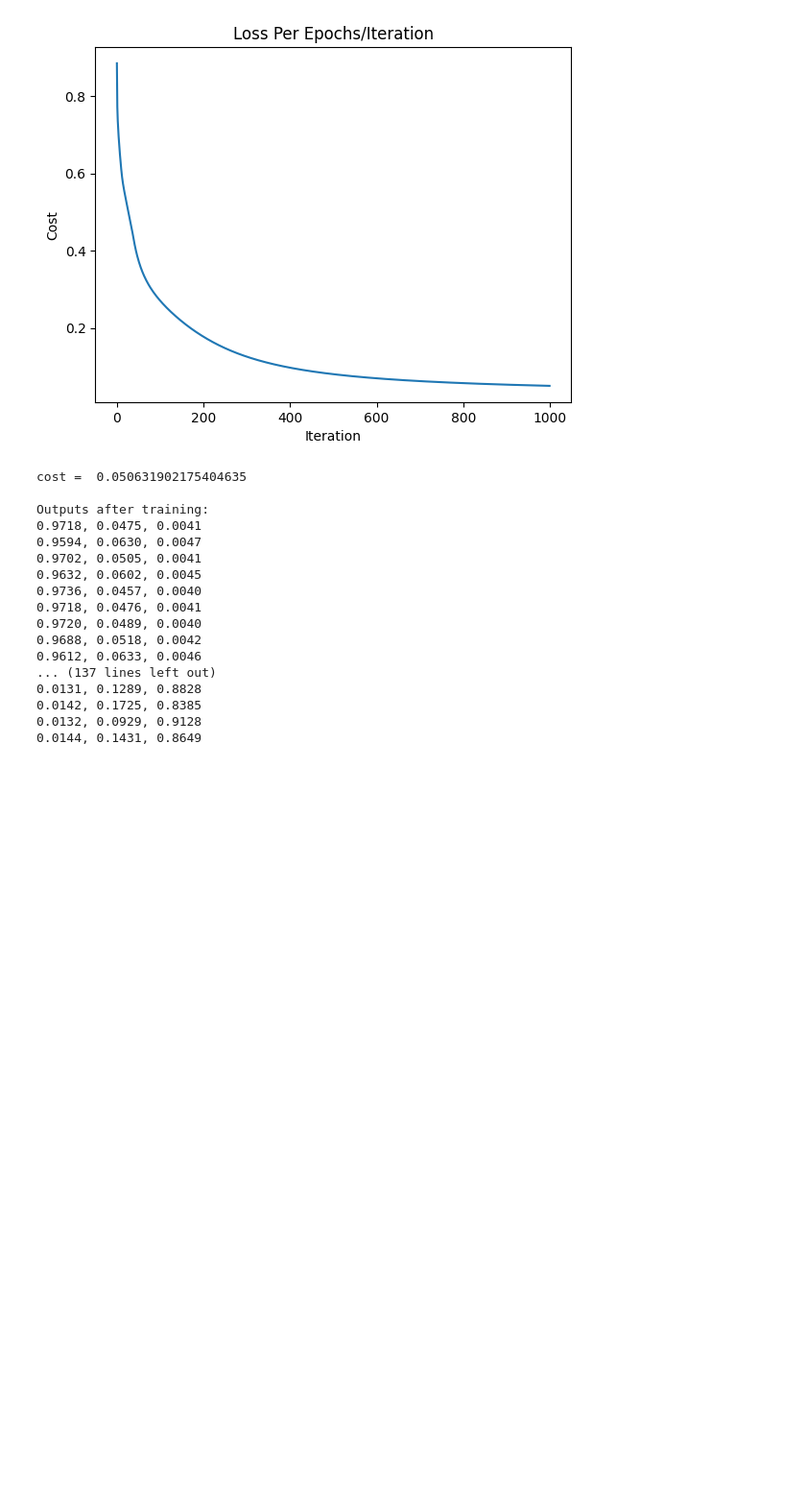
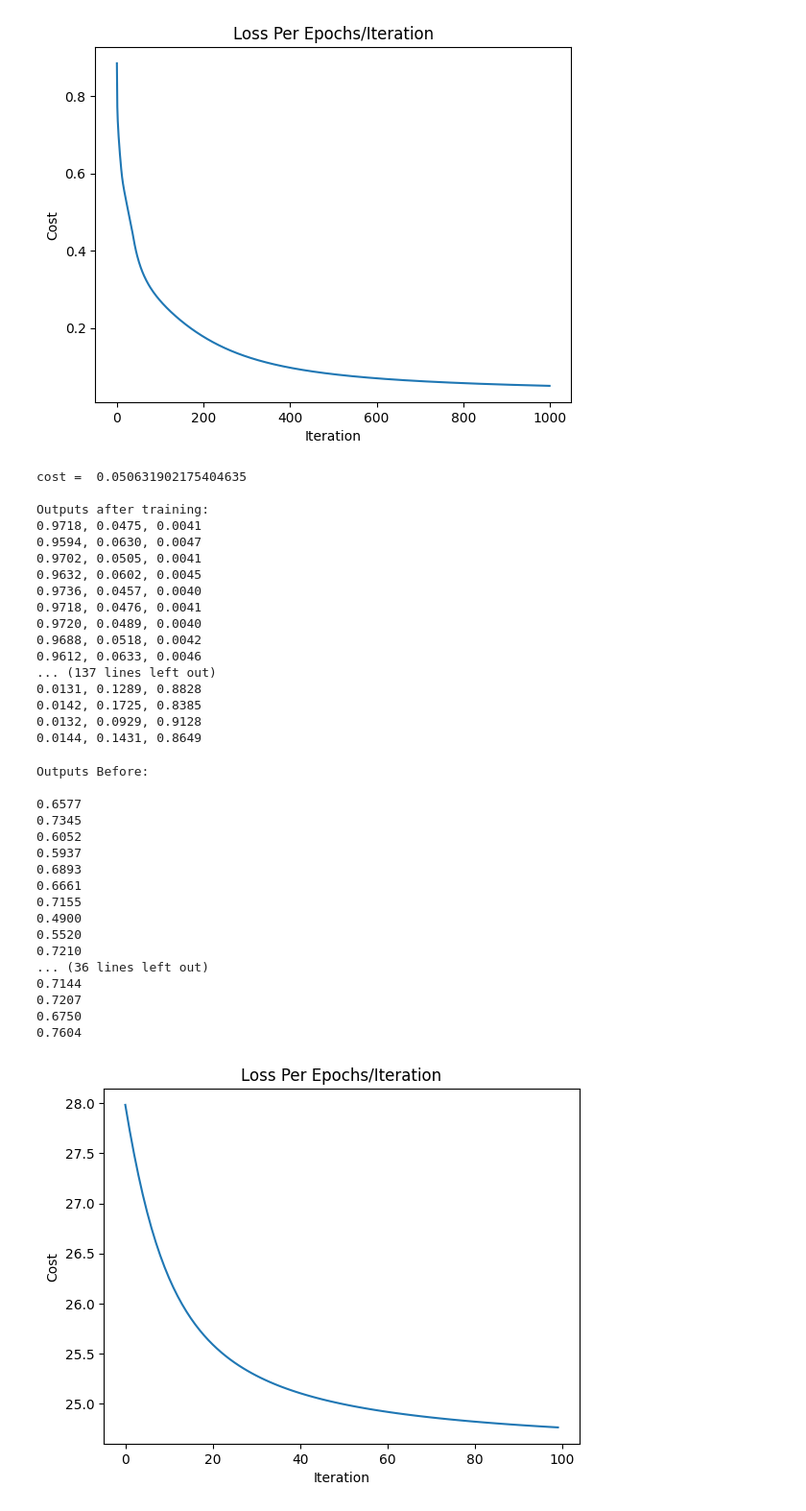
Before and after one commit to Seancully/AI-MLP, a Jupyter notebook: XOR_MLP v1.ipynb, the cells around one changed output. Shown at 96% size. Drawn from its saved outputs; the diff is of its cells as text; code cells hidden in the pictures; blank space fills up the shorter version.

```diff
--- a/XOR_MLP v1.ipynb
+++ b/XOR_MLP v1.ipynb
@@ -797,3 +810,71 @@ Outputs after training:
 0.0142, 0.1725, 0.8385
 0.0132, 0.0929, 0.9128
 0.0144, 0.1431, 0.8649
+# %%
+# I decided to add another dataset:
+# wine.csv dataset
+wine_df = pd.read_csv('wine.csv', delimiter=';')
+
+# Separating features and target variable
+features = wine_df.drop('quality', axis=1)
+target = wine_df['quality']
+
+# Normalizing the features
+scaler = StandardScaler()
+features_scaled = scaler.fit_transform(features)
+
+X_train, X_test, y_train, y_test = train_test_split(features_scaled, target, test_size=0.25, random_state=42)
+# %%
+# Define the MLP architecture with a simpler structure
+input_size = 11  # Number of features
+hidden_layer_size = 5  # Further reduced hidden layer size
+output_size = 1  # Single output for regression
+
+# Initialize the MLP
+wine_mlp = MLP(m=input_size, n=hidden_layer_size, o=output_size, task_type='regression')
+
+# Convert y_train to a numpy array and then reshape it to a 2D array
+y_train_reshaped = y_train.values.reshape(-1, 1)
+
+subset_size = 200
+X_train_subset = X_train[:subset_size]
+y_train_subset = y_train_reshaped[:subset_size]
+
+
+# Set training data
+wine_mlp.train_inputs = X_train_subset
+wine_mlp.train_outputs = y_train_subset
+
+print("\nOutputs Before:\n")
+print(wine_mlp.feedforward(X_test_subset))
+
+# Train the MLP with greatly reduced epochs
+epochs = 100  # Significantly reduced number of epochs
+learning_rate = 0.04
+training_cost = wine_mlp.train(epochs, learning_rate)
+
+# Predictions on a subset of the test set
+X_test_subset = X_test[:50].T  # Use a smaller subset for testing
+test_predictions = wine_mlp.predict(X_test_subset)
+
+print("\nOutputs After:\n")
+print(wine_mlp.feedforward(X_test_subset))
+# %% [output]
+Outputs Before:
+
+0.6577
+0.7345
+0.6052
+0.5937
+0.6893
+0.6661
+0.7155
+0.4900
+0.5520
+0.7210
+... (36 lines left out)
+0.7144
+0.7207
+0.6750
+0.7604
+[figure, added]
```
Also changed, not shown: parts of 5 cells of this notebook, 3 other files.
